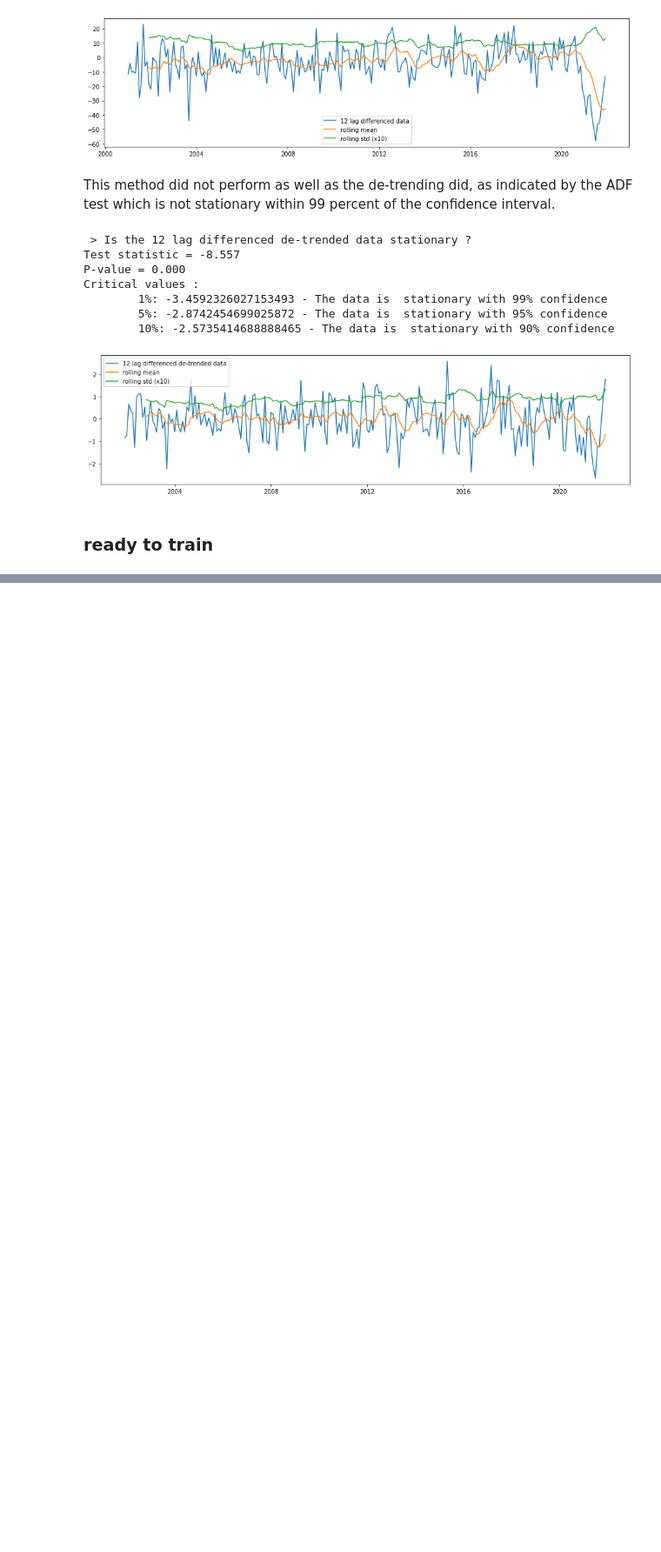
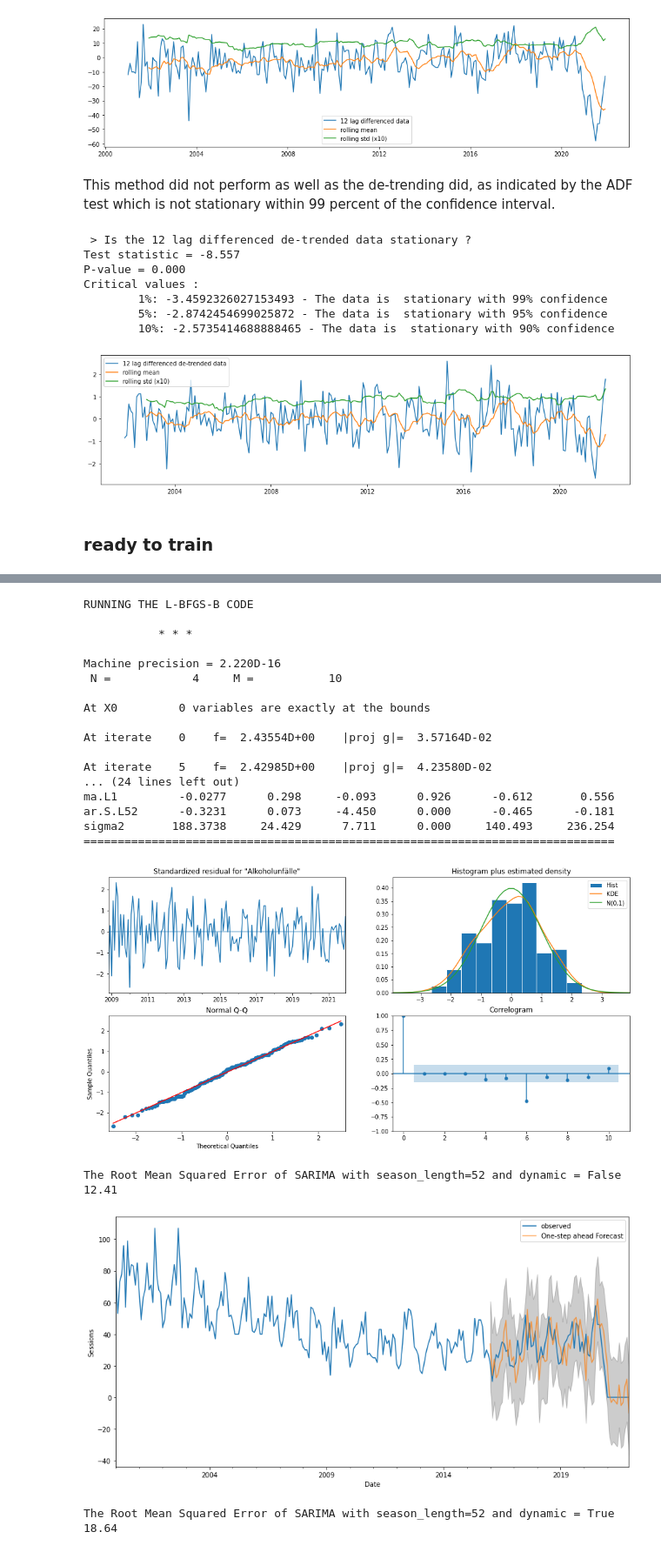
Before and after one commit to yassir28/AIChallenge, a Jupyter notebook: challenge.ipynb, the cells around one changed output, grey strips where cells are left out. Shown at 87% size. Drawn from its saved outputs; the diff is of its cells as text; code cells hidden in the pictures; blank space fills up the shorter version.

Commit message:
boom forecasted

```diff
--- a/challenge.ipynb
+++ b/challenge.ipynb
@@ -393,0 +572,59 @@ predict_date = len(y) - len(y[:'2016-02-01']) # the number of data points for th
+# %%
+# Call this function after pick the right(p,d,q) for SARIMA based on AIC
+def sarima_eva(y,order,seasonal_order,seasonal_period,pred_date,y_to_test):
+    # fit the model
+    mod = sm.tsa.statespace.SARIMAX(y,
+                                order=order,
+                                seasonal_order=seasonal_order,
+                                enforce_stationarity=False,
+                                enforce_invertibility=False)
+
+    results = mod.fit()
+    print(results.summary().tables[1])
+
+    results.plot_diagnostics(figsize=(16, 8))
+    plt.show()
+
+    # The dynamic=False argument ensures that we produce one-step ahead forecasts,
+    # meaning that forecasts at each point are generated using the full history up to that point.
+    pred = results.get_prediction(start=pd.to_datetime(pred_date), dynamic=False)
+    pred_ci = pred.conf_int()
+    y_forecasted = pred.predicted_mean
+    mse = ((y_forecasted - y_to_test) ** 2).mean()
+    print('The Root Mean Squared Error of SARIMA with season_length={} and dynamic = False {}'.format(seasonal_period,round(np.sqrt(mse), 2)))
+
+    ax = y.plot(label='observed')
+    y_forecasted.plot(ax=ax, label='One-step ahead Forecast', alpha=.7, figsize=(14, 7))
+    ax.fill_between(pred_ci.index,
+                    pred_ci.iloc[:, 0],
+                    pred_ci.iloc[:, 1], color='k', alpha=.2)
+
+    ax.set_xlabel('Date')
+    ax.set_ylabel('Sessions')
+    plt.legend()
+    plt.show()
+
+    # A better representation of our true predictive power can be obtained using dynamic forecasts.
+    # In this case, we only use information from the time series up to a certain point,
+    # and after that, forecasts are generated using values from previous forecasted time points.
+    pred_dynamic = results.get_prediction(start=pd.to_datetime(pred_date), dynamic=True, full_results=True)
+    pred_dynamic_ci = pred_dynamic.conf_int()
+    y_forecasted_dynamic = pred_dynamic.predicted_mean
+    mse_dynamic = ((y_forecasted_dynamic - y_to_test) ** 2).mean()
+    print('The Root Mean Squared Error of SARIMA with season_length={} and dynamic = True {}'.format(seasonal_period,round(np.sqrt(mse_dynamic), 2)))
+
+    ax = y.plot(label='observed')
+    y_forecasted_dynamic.plot(label='Dynamic Forecast', ax=ax,figsize=(14, 7))
+    ax.fill_between(pred_dynamic_ci.index,
+                    pred_dynamic_ci.iloc[:, 0],
+                    pred_dynamic_ci.iloc[:, 1], color='k', alpha=.2)
+
+    ax.set_xlabel('Date')
+    ax.set_ylabel('Sessions')
+
+    plt.legend()
+    plt.show()
+
+    return (results)
+model = sarima_eva(y,(1, 1, 1),(1, 1, 0, 52),52,'2016-01-01',y_to_val)
+# %% [output]
@@ -393,0 +637,21 @@ predict_date = len(y) - len(y[:'2016-02-01']) # the number of data points for th
+RUNNING THE L-BFGS-B CODE
+
+           * * *
+
+Machine precision = 2.220D-16
+ N =            4     M =           10
+
+At X0         0 variables are exactly at the bounds
+
+At iterate    0    f=  2.43554D+00    |proj g|=  3.57164D-02
+
+At iterate    5    f=  2.42985D+00    |proj g|=  4.23580D-02
+... (24 lines left out)
+ma.L1         -0.0277      0.298     -0.093      0.926      -0.612       0.556
+ar.S.L52      -0.3231      0.073     -4.450      0.000      -0.465      -0.181
+sigma2       188.3738     24.429      7.711      0.000     140.493     236.254
+==============================================================================
+[figure, added]
+The Root Mean Squared Error of SARIMA with season_length=52 and dynamic = False 12.41
+[figure, added]
+The Root Mean Squared Error of SARIMA with season_length=52 and dynamic = True 18.64
```
Also changed, not shown: parts of 3 cells of this notebook.
